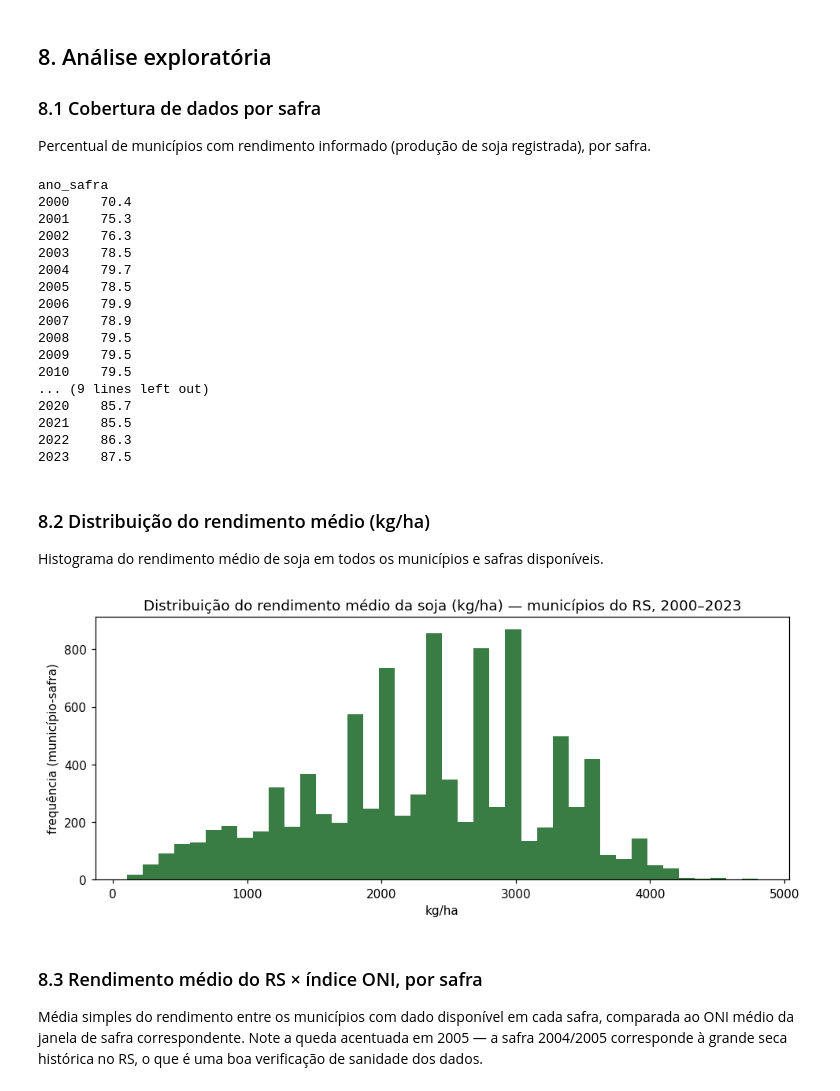
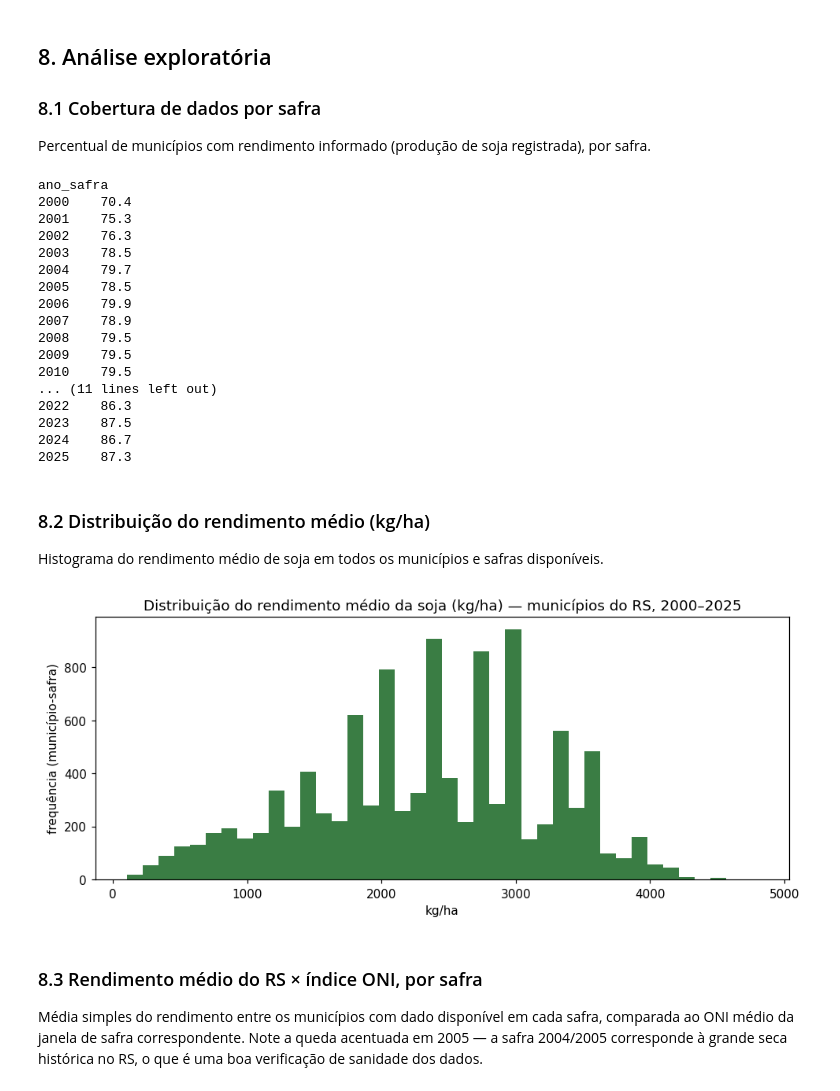
Before and after one commit to isah5/Projeto_Safra_de_Soja, a Jupyter notebook: notebooks/analise_exploratoria.ipynb, the cells around one changed output. Saved outputs shown, nothing was run; the diff lists cells and outputs as text; code cells hidden in the pictures.

Commit message:
atualização dos dados de 24 e 25

```diff
--- a/notebooks/analise_exploratoria.ipynb
+++ b/notebooks/analise_exploratoria.ipynb
@@ -38,5 +40,5 @@ safras 2000–2023. Ver `dataset/README.md` para detalhes de como os dados foram
 # %%
-df_ibge = pd.read_csv(f"{RAW}/ibge_sidra_1612_soja_rs_2000_2023.csv")
+df_ibge = pd.read_csv(f"{RAW}/ibge_sidra_1612_soja_rs_2000_2025.csv")
 df_ibge["ano_safra"] = df_ibge["ano_safra"].astype(int)
 df_ibge["codigo_ibge_municipio"] = df_ibge["codigo_ibge_municipio"].astype(int)
 
@@ -136,7 +148,7 @@ def to_float_ptbr(s):
 usecols = ["Codigo Estacao", "Data Medicao",
            "PRECIPITACAO TOTAL, DIARIO (AUT)(mm)",
            "TEMPERATURA MEDIA, DIARIA (AUT)(\u00b0C)"]
-df_inmet = pd.read_csv(f"{RAW}/inmet_estacoes_RS_consolidado.csv", sep=";", encoding="utf-8-sig",
+df_inmet = pd.read_csv(f"{RAW}/inmet_estacoes_RS_consolidado_2000_2025.csv", sep=";", encoding="utf-8-sig",
                         usecols=usecols)
 df_inmet.columns = ["codigo_estacao", "data", "precip_mm", "temp_media_c"]
 df_inmet["precip_mm"] = df_inmet["precip_mm"].apply(to_float_ptbr)
@@ -166,6 +178,20 @@ agg_inmet = (
          temperatura_media_safra_c=("temp_media_c", "mean"))
     .reset_index()
 )
+
+# A janela out-mar tem ~182 dias. Estações com poucos dias de dado numa
+# safra (ex.: equipamento em Pane por semanas, ou estação recem-instalada)
+# teriam uma SOMA de precipitação artificialmente baixa se fossem mantidas
+# como estão -- isso pareceria um dado real, mas seria só janela
+# incompleta. Marcamos como ausente (NaN) toda combinação estação-safra
+# com menos de 150 dias de dado, em vez de reportar uma soma parcial
+# enganosa.
+LIMIAR_DIAS_MINIMO = 150
+incompletas = agg_inmet["precipitacao_dias_com_dado"] < LIMIAR_DIAS_MINIMO
+print("Estação × safra com janela incompleta (< %d dias, tratadas como NaN):" % LIMIAR_DIAS_MINIMO,
+      incompletas.sum(), "de", len(agg_inmet))
+agg_inmet.loc[incompletas, ["precipitacao_total_safra_mm", "temperatura_media_safra_c"]] = np.nan
+
 print("Estação × safra agregados:", agg_inmet.shape[0])
 agg_inmet.head()
 # %% [output]
@@ -180,7 +207,7 @@ média das janelas `OND` e `NDJ` do ano anterior com `DJF` e `JFM` do ano da saf
 **Esta é uma escolha metodológica de primeira aproximação** — outras janelas podem
 ser testadas nas próximas etapas do projeto.
 # %%
-df_oni = pd.read_csv(f"{RAW}/noaa_oni_1999_2024.csv")
+df_oni = pd.read_csv(f"{RAW}/noaa_oni_1999_2025.csv")
 
 JANELA = {"OND": -1, "NDJ": -1, "DJF": 0, "JFM": 0}
 rows = []
@@ -262,11 +289,11 @@ ano_safra
 2008    79.5
 2009    79.5
 2010    79.5
-... (9 lines left out)
-2020    85.7
-2021    85.5
+... (11 lines left out)
 2022    86.3
 2023    87.5
+2024    86.7
+2025    87.3
 # %% [markdown]
 ### 8.2 Distribuição do rendimento médio (kg/ha)
 
@@ -274,13 +301,13 @@ Histograma do rendimento médio de soja em todos os municípios e safras dispon
 # %%
 plt.figure(figsize=(9, 4))
 plt.hist(painel["rendimento_kg_ha"].dropna(), bins=40, color="#3a7d44")
-plt.title("Distribuição do rendimento médio da soja (kg/ha) — municípios do RS, 2000–2023")
+plt.title("Distribuição do rendimento médio da soja (kg/ha) — municípios do RS, 2000–2025")
 plt.xlabel("kg/ha")
 plt.ylabel("frequência (município-safra)")
 plt.tight_layout()
 plt.show()
 # %% [output]
-[figure, old version]
+[figure, new version]
 # %% [markdown]
 ### 8.3 Rendimento médio do RS × índice ONI, por safra
 
```
Also changed, not shown: parts of 10 cells of this notebook, 11 other files.
